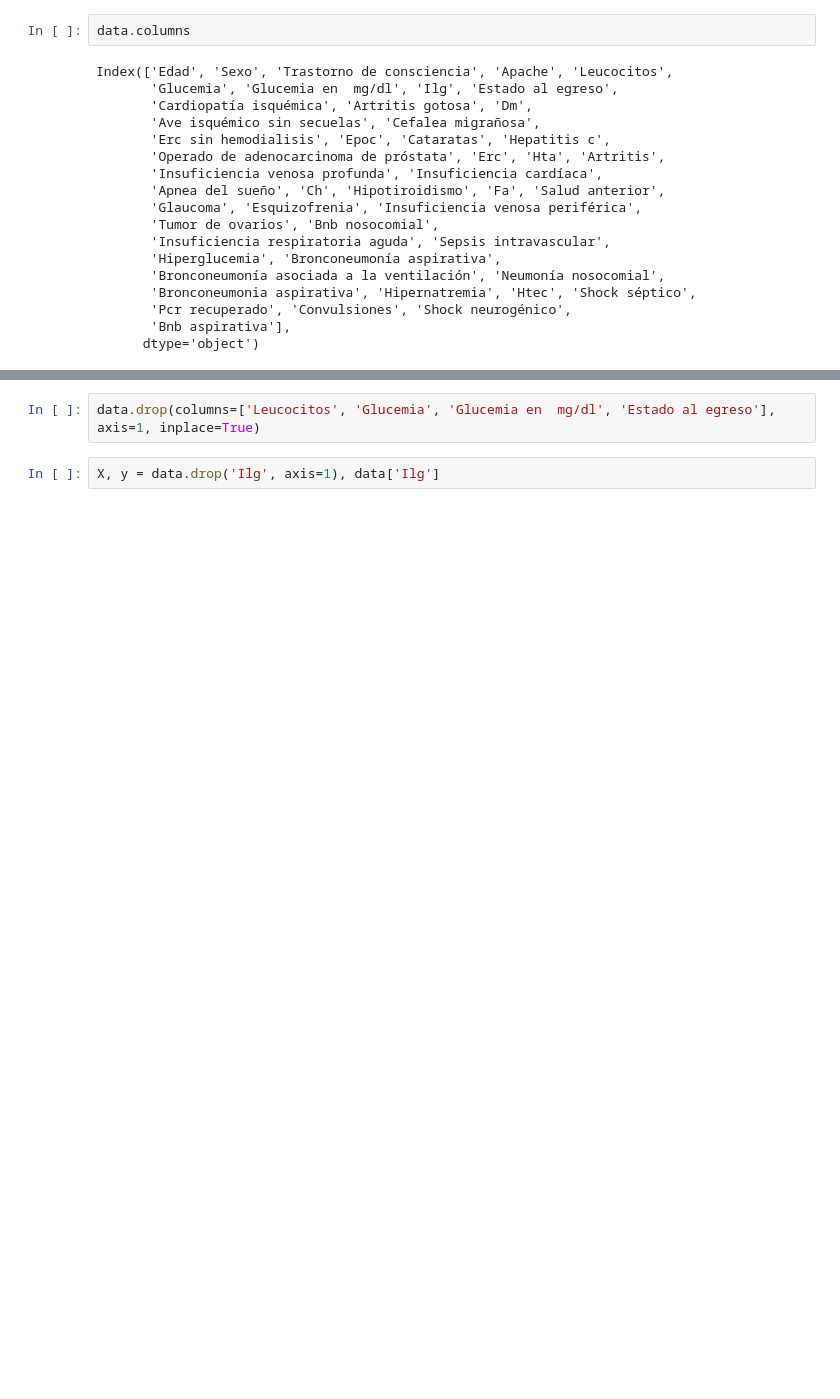
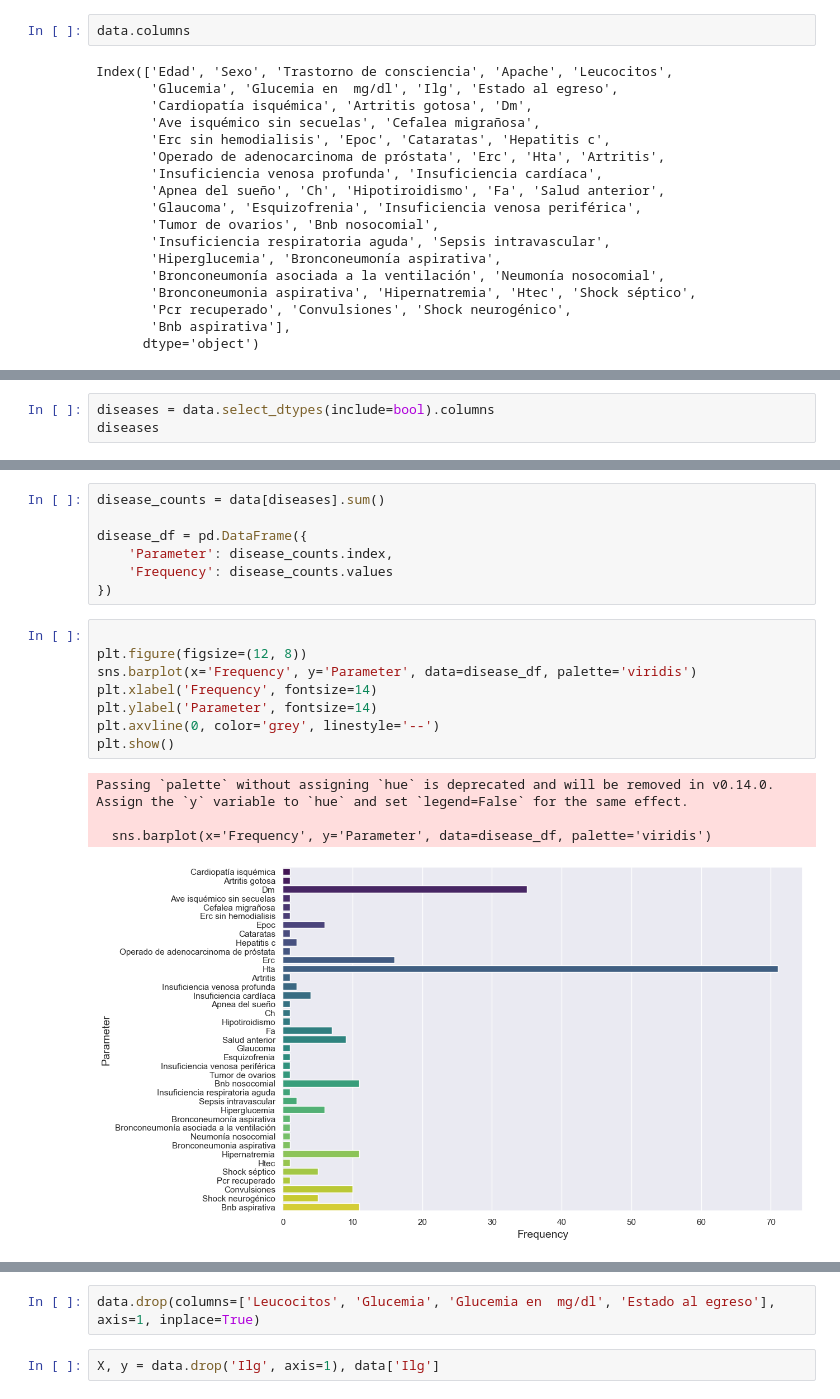
Before and after one commit to serize02/LGI-predictor, a Jupyter notebook: notebooks/00-initial-data-exploration.ipynb, the cells around one changed output, grey strips where cells are left out. Cells and saved outputs as stored; diff of their text form; blank space fills up the shorter version.

```diff
--- a/notebooks/00-initial-data-exploration.ipynb
+++ b/notebooks/00-initial-data-exploration.ipynb
@@ -37,3 +37,6 @@ plt.ylabel('Frequency')
 # %% [output]
 Text(0, 0.5, 'Frequency')
 [figure]
+# %%
+diseases = data.select_dtypes(include=bool).columns
+diseases
@@ -39,0 +59,20 @@ Text(0, 0.5, 'Frequency')
+# %%
+disease_counts = data[diseases].sum()
+
+disease_df = pd.DataFrame({
+    'Parameter': disease_counts.index,
+    'Frequency': disease_counts.values
+})
+# %%
+
+plt.figure(figsize=(12, 8))
+sns.barplot(x='Frequency', y='Parameter', data=disease_df, palette='viridis')
+plt.xlabel('Frequency', fontsize=14)
+plt.ylabel('Parameter', fontsize=14)
+plt.axvline(0, color='grey', linestyle='--')
+plt.show()
+# %% [output]
+Passing `palette` without assigning `hue` is deprecated and will be removed in v0.14.0. Assign the `y` variable to `hue` and set `legend=False` for the same effect.
+
+  sns.barplot(x='Frequency', y='Parameter', data=disease_df, palette='viridis')
+[figure, added]
```
Also changed, not shown: parts of 6 cells of this notebook.
